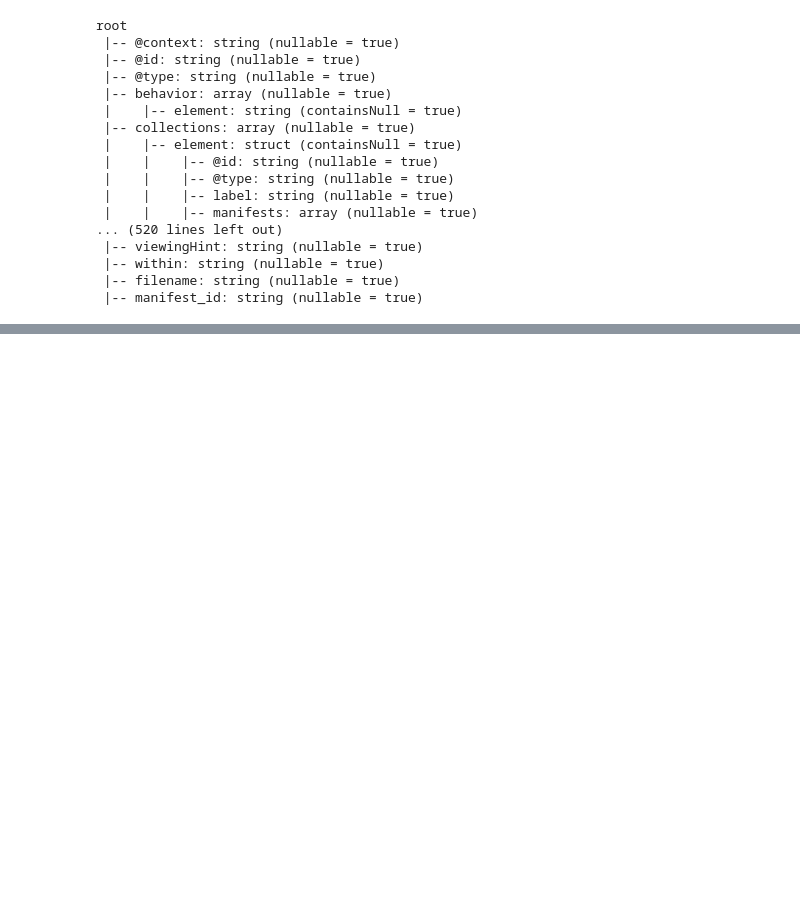
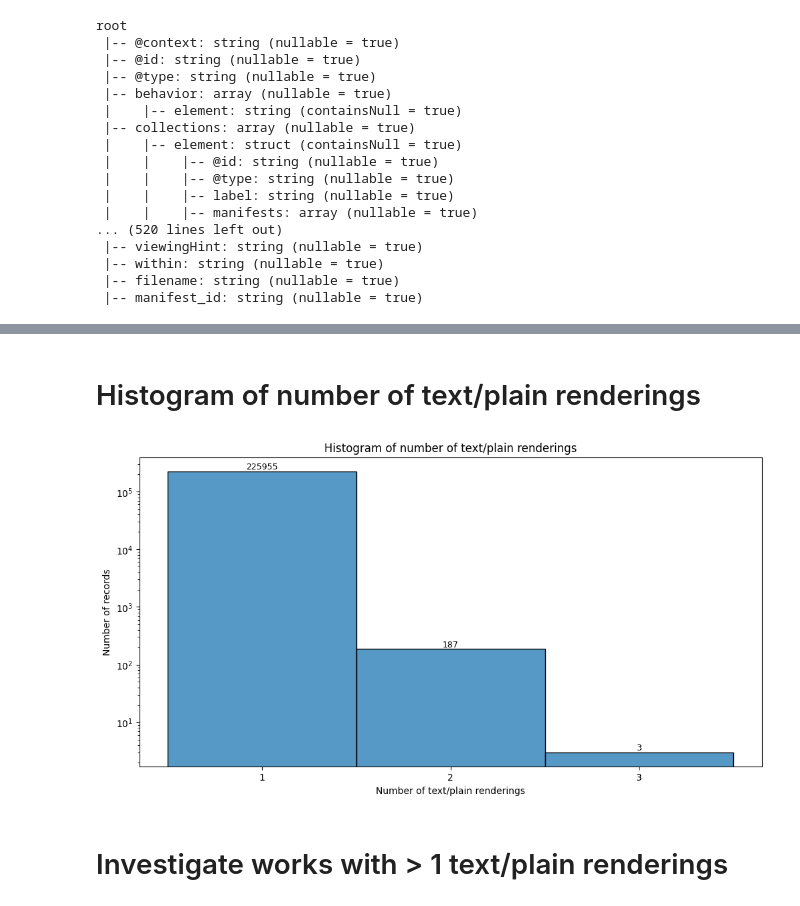
Before and after one commit to danniesim/wc_simd, a Jupyter notebook: notebooks/iiif_manifests.ipynb, the cells around one changed output, grey strips where cells are left out. Cells and saved outputs as stored; diff of their text form; code cells hidden in the pictures; blank space fills up the shorter version.

Commit message:
new alto text analysis notebook

```diff
--- a/notebooks/iiif_manifests.ipynb
+++ b/notebooks/iiif_manifests.ipynb
@@ -41,3 +42,5 @@ root
  |-- within: string (nullable = true)
  |-- filename: string (nullable = true)
  |-- manifest_id: string (nullable = true)
+# %%
+df = spark.table("iiif_manifests")
@@ -43,0 +91,9 @@ root
+# %%
+# Explode rendering structured and where rows with format = "text/plain"
+
+df_flat_exploded = (df_flat
+  .withColumn("rendering_structured", F.explode("rendering_structured"))
+  .where(F.col("rendering_structured.format") == "text/plain")
+#   .select("id", F.col("rendering_structured.@id").alias("raw_text_url"))
+)
+df_flat_exploded.limit(5).show(truncate=False)
@@ -43,0 +110,53 @@ root
+# %% [markdown]
+# Histogram of number of text/plain renderings
+# %%
+# Make histogram of number of text/plain renderings
+df_flat_exploded_counts = (
+    df_flat_exploded.groupBy("id")
+    .agg(F.count("*").alias("count"))
+)
+df_flat_exploded_counts.createOrReplaceTempView("df_flat_exploded_counts")
+
+# Plot histogram
+import matplotlib.pyplot as plt
+import pandas as pd
+import seaborn as sns
+
+df_flat_exploded_counts_pd = df_flat_exploded_counts.toPandas()
+df_flat_exploded_counts_pd = df_flat_exploded_counts_pd.sort_values("count", ascending=False)
+
+plt.figure(figsize=(12, 6))
+ax = sns.histplot(
+    df_flat_exploded_counts_pd,
+    x="count",
+    bins=range(df_flat_exploded_counts_pd["count"].min(), df_flat_exploded_counts_pd["count"].max() + 2), # bin edges for discrete ints
+    discrete=True
+)
+# plt.xscale("log")
+plt.yscale("log")
+plt.xlabel("Number of text/plain renderings")
+plt.ylabel("Number of records")
+plt.title("Histogram of number of text/plain renderings")
+plt.xticks(
+    ticks=range(
+        int(df_flat_exploded_counts_pd["count"].min()),
+        int(df_flat_exploded_counts_pd["count"].max()) + 1
+    )
+)
+
+# Add number to each bar
+for p in ax.patches:
+    height = p.get_height()
+    if height > 0:
+        ax.annotate(
+            f"{int(height)}",
+            (p.get_x() + p.get_width() / 2, height),
+            ha="center", va="bottom", fontsize=9, rotation=0
+        )
+
+# plt.savefig("histogram_text_plain_renderings.png")
+plt.show()
+# %% [output]
+[figure, added]
+# %% [markdown]
+# Investigate works with > 1 text/plain renderings
```
Also changed, not shown: parts of 16 cells of this notebook, 2 other files.
